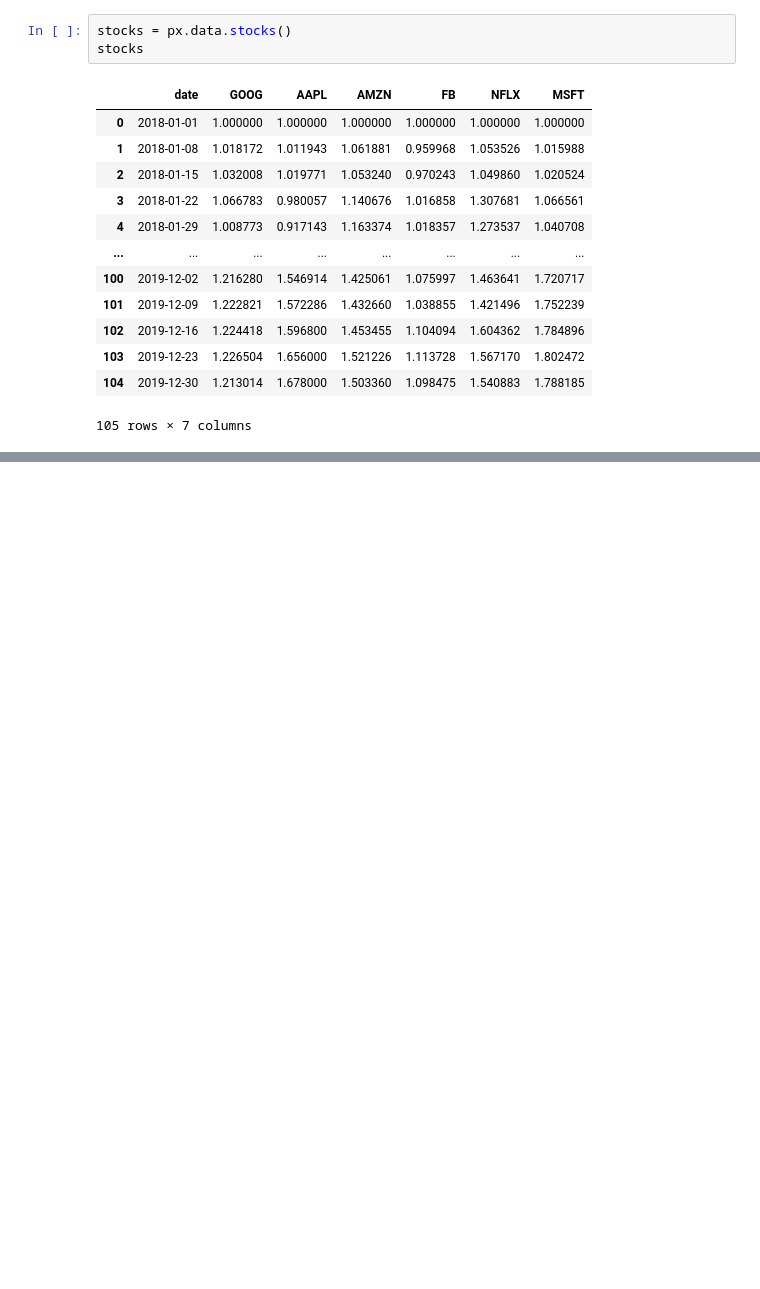
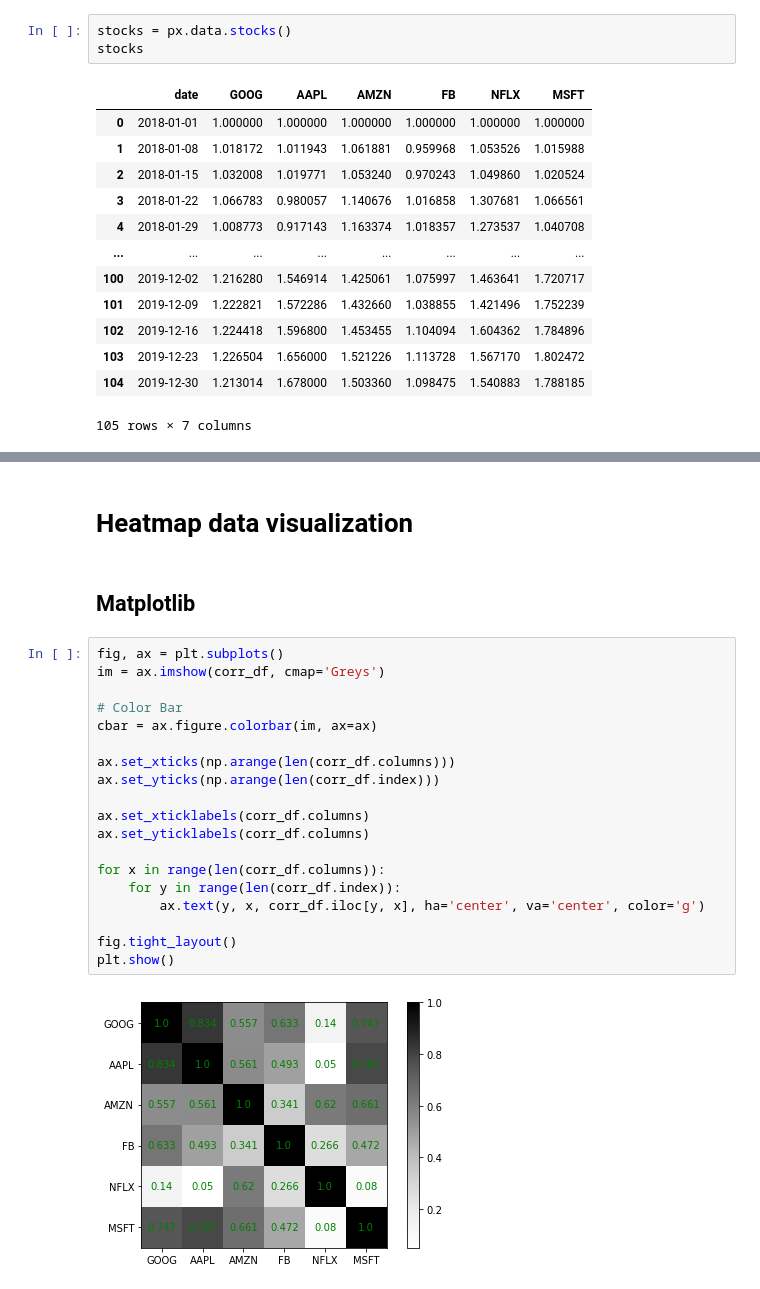
Before and after one commit to jaewook94/self-study, a Jupyter notebook: data-visualization.ipynb, the cells around one changed output, grey strips where cells are left out. Saved outputs shown, nothing was run; the diff lists cells and outputs as text; blank space fills up the shorter version.

Commit message:
data-visualization-stock-price

```diff
--- a/data-visualization.ipynb
+++ b/data-visualization.ipynb
@@ -81,0 +100,25 @@ df.style.background_gradient(cmap='viridis')
+# %% [markdown]
+# Heatmap data visualization
+# %% [markdown]
+## Matplotlib
+# %%
+fig, ax = plt.subplots()
+im = ax.imshow(corr_df, cmap='Greys')
+
+# Color Bar
+cbar = ax.figure.colorbar(im, ax=ax)
+
+ax.set_xticks(np.arange(len(corr_df.columns)))
+ax.set_yticks(np.arange(len(corr_df.index)))
+
+ax.set_xticklabels(corr_df.columns)
+ax.set_yticklabels(corr_df.columns)
+
+for x in range(len(corr_df.columns)):
+    for y in range(len(corr_df.index)):
+        ax.text(y, x, corr_df.iloc[y, x], ha='center', va='center', color='g')
+
+fig.tight_layout()
+plt.show()
+# %% [output]
+[figure, added]
```
Also changed, not shown: parts of 11 cells of this notebook.
